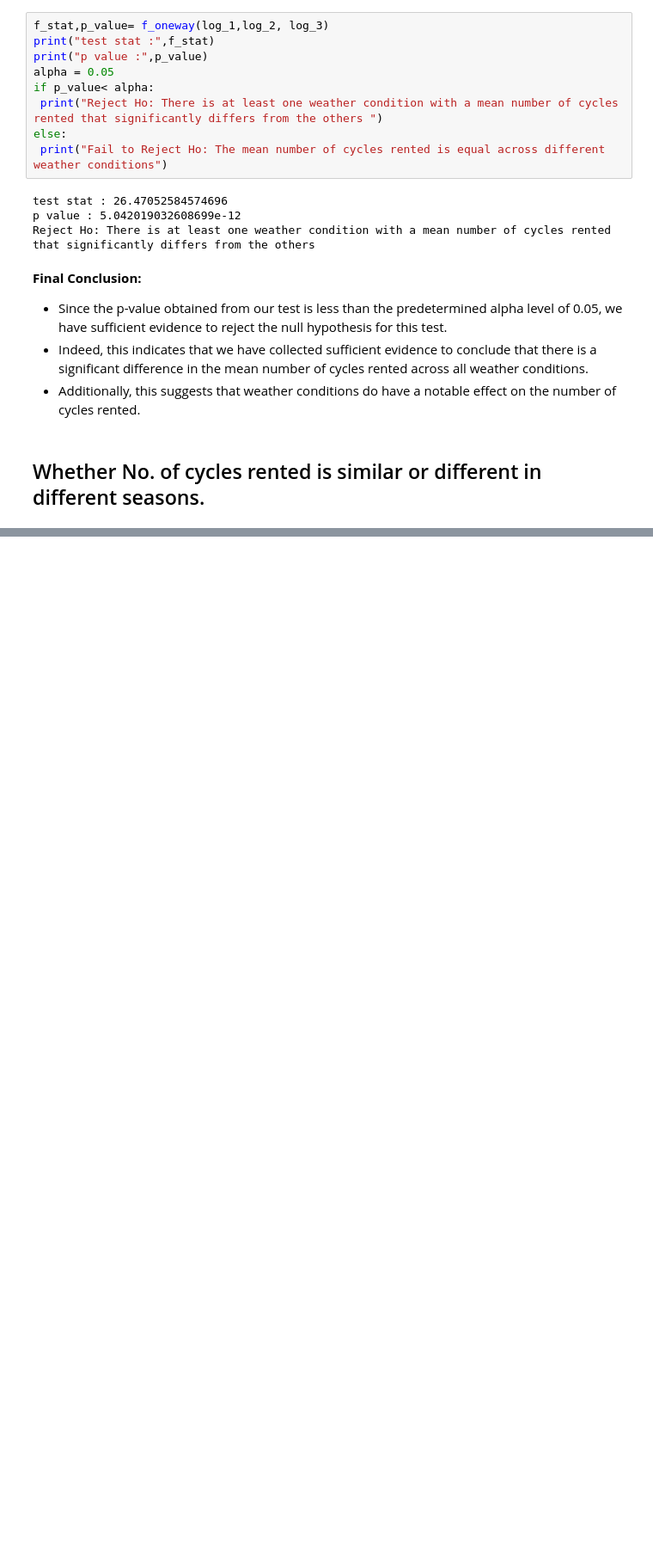
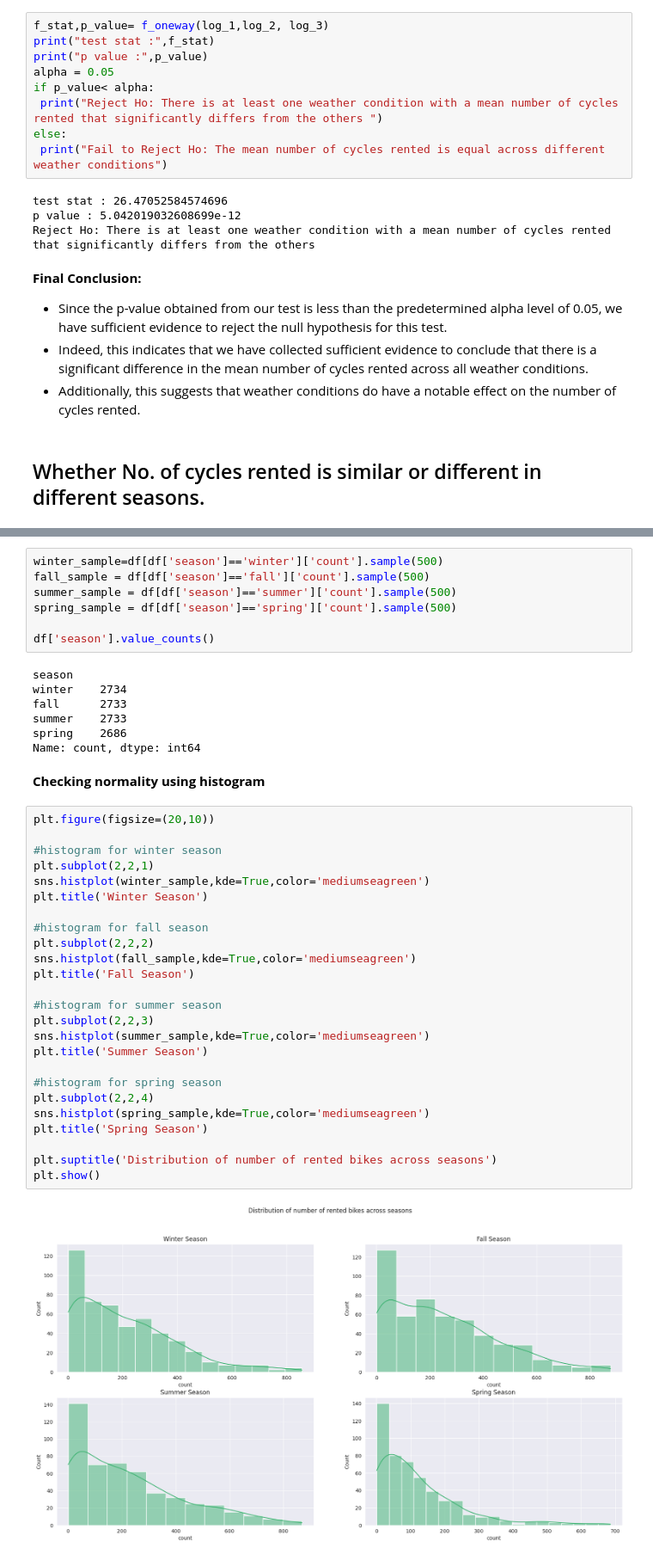
Before and after one commit to 2k4sm/YuluuluY, a Jupyter notebook: yulu.ipynb, the cells around one changed output, grey strips where cells are left out. Shown at 86% size. Cells and saved outputs as stored; diff of their text form; blank space fills up the shorter version.

```diff
--- a/yulu.ipynb
+++ b/yulu.ipynb
@@ -898,0 +917,43 @@ Reject Ho: There is at least one weather condition with a mean number of cycles
+# %%
+winter_sample=df[df['season']=='winter']['count'].sample(500)
+fall_sample = df[df['season']=='fall']['count'].sample(500)
+summer_sample = df[df['season']=='summer']['count'].sample(500)
+spring_sample = df[df['season']=='spring']['count'].sample(500)
+
+df['season'].value_counts()
+# %% [output]
+season
+winter    2734
+fall      2733
+summer    2733
+spring    2686
+Name: count, dtype: int64
+# %% [markdown]
+**Checking normality using histogram**
+# %%
+plt.figure(figsize=(20,10))
+
+#histogram for winter season
+plt.subplot(2,2,1)
+sns.histplot(winter_sample,kde=True,color='mediumseagreen')
+plt.title('Winter Season')
+
+#histogram for fall season
+plt.subplot(2,2,2)
+sns.histplot(fall_sample,kde=True,color='mediumseagreen')
+plt.title('Fall Season')
+
+#histogram for summer season
+plt.subplot(2,2,3)
+sns.histplot(summer_sample,kde=True,color='mediumseagreen')
+plt.title('Summer Season')
+
+#histogram for spring season
+plt.subplot(2,2,4)
+sns.histplot(spring_sample,kde=True,color='mediumseagreen')
+plt.title('Spring Season')
+
+plt.suptitle('Distribution of number of rented bikes across seasons')
+plt.show()
+# %% [output]
+[figure, added]
```
Also changed, not shown: parts of 28 cells of this notebook.
